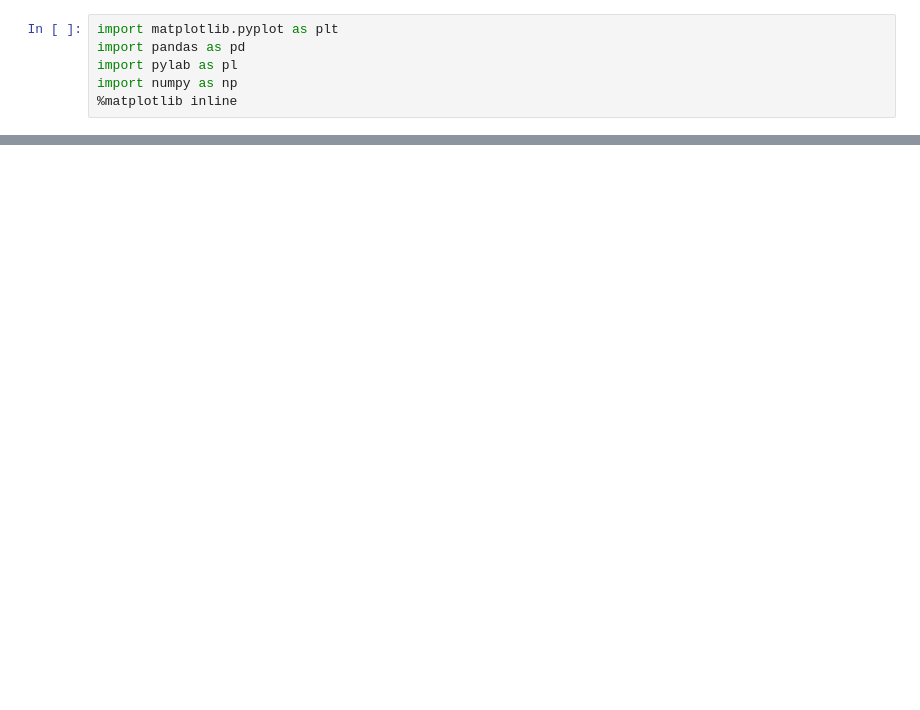
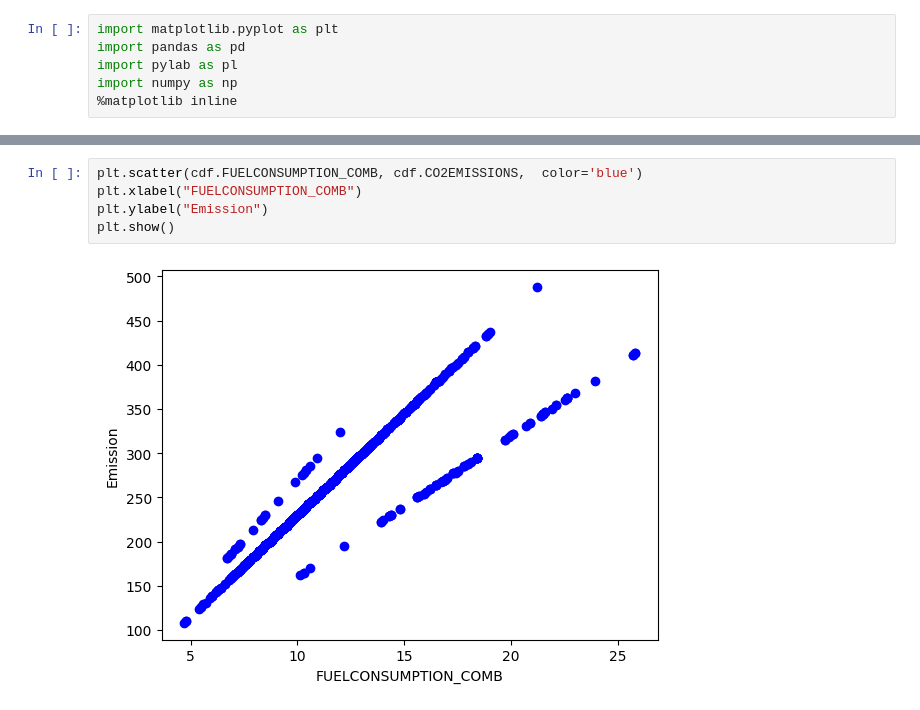
Before and after one commit to Gabecodex/machine-learning, a Jupyter notebook: simple_linear_regretion.ipynb, the cells around one changed output, grey strips where cells are left out. Drawn from its saved outputs; the diff is of its cells as text; blank space fills up the shorter version.

```diff
--- a/simple_linear_regretion.ipynb
+++ b/simple_linear_regretion.ipynb
@@ -21,0 +56,7 @@ df.head()
+# %%
+plt.scatter(cdf.FUELCONSUMPTION_COMB, cdf.CO2EMISSIONS,  color='blue')
+plt.xlabel("FUELCONSUMPTION_COMB")
+plt.ylabel("Emission")
+plt.show()
+# %% [output]
+[figure, added]
```
Also changed, not shown: parts of 15 cells of this notebook, 2 other files.
